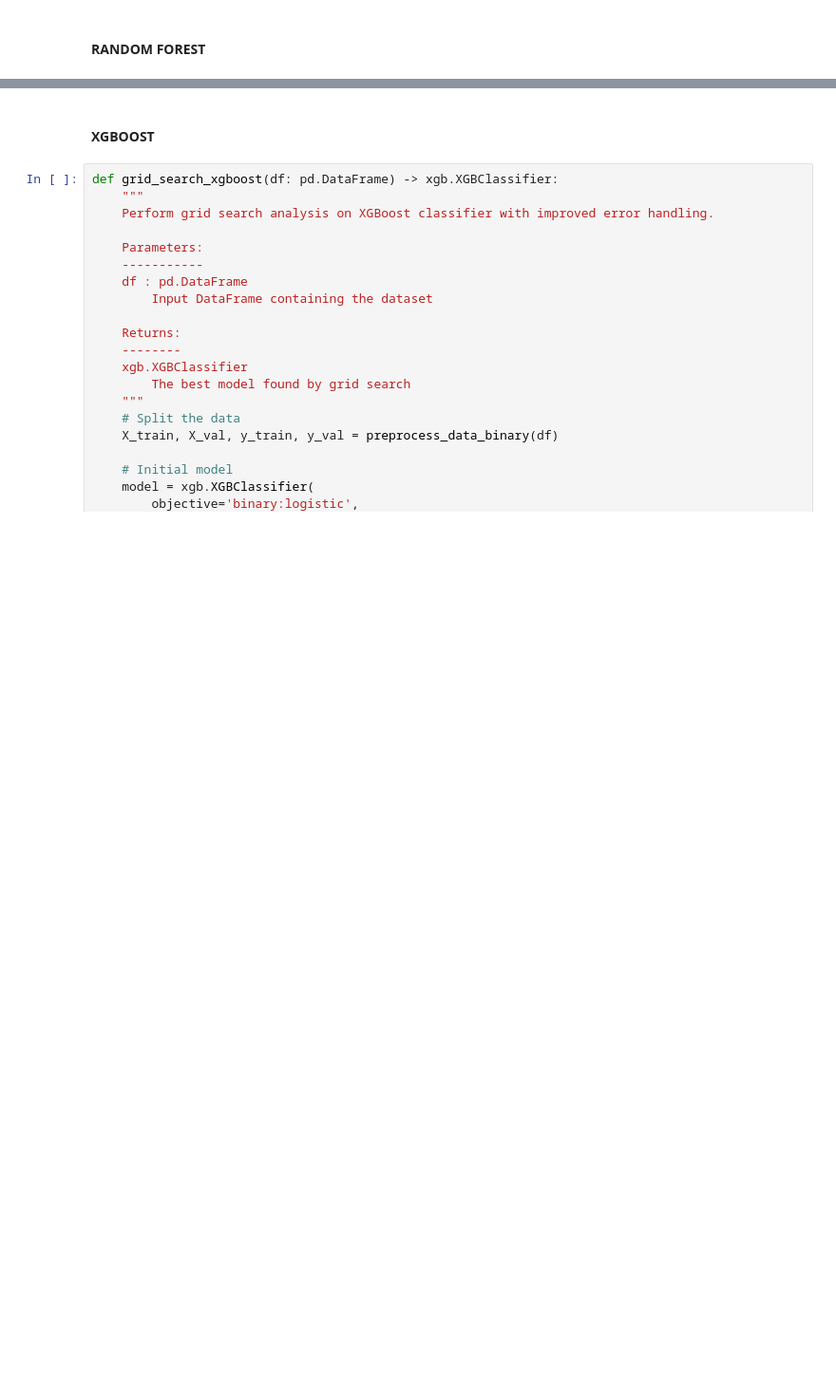
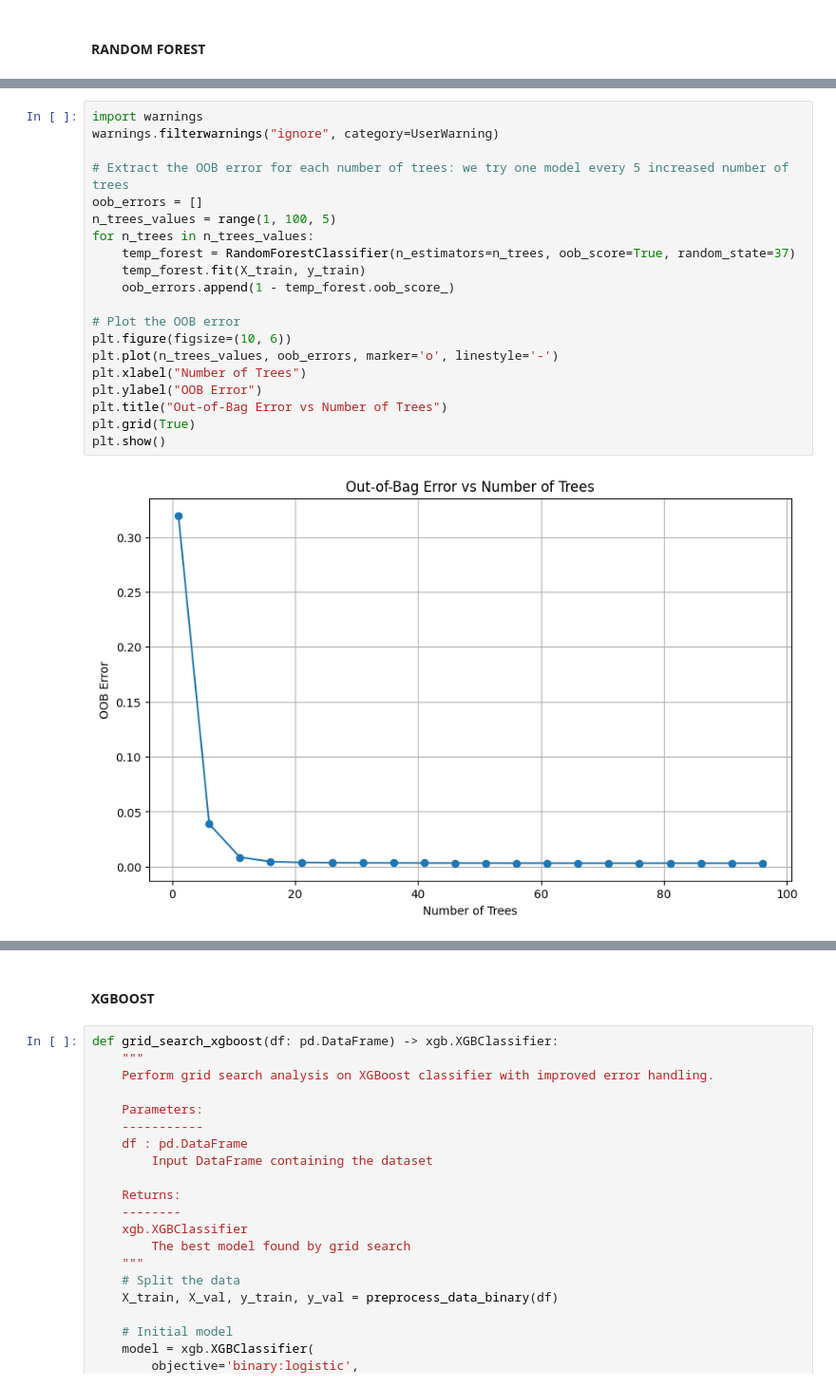
Before and after one commit to campanamattia/ai_for_security, a Jupyter notebook: notebook_edit.ipynb, the cells around one changed output, grey strips where cells are left out. Shown at 95% size. Cells and saved outputs as stored; diff of their text form; blank space fills up the shorter version.

```diff
--- a/notebook_edit.ipynb
+++ b/notebook_edit.ipynb
@@ -1360,0 +1438,22 @@ def preprocess_data_binary(df: pd.DataFrame) -> Tuple[pd.DataFrame, pd.Series]:
+# %%
+import warnings
+warnings.filterwarnings("ignore", category=UserWarning)
+
+# Extract the OOB error for each number of trees: we try one model every 5 increased number of trees
+oob_errors = []
+n_trees_values = range(1, 100, 5)
+for n_trees in n_trees_values:
+    temp_forest = RandomForestClassifier(n_estimators=n_trees, oob_score=True, random_state=37)
+    temp_forest.fit(X_train, y_train)
+    oob_errors.append(1 - temp_forest.oob_score_)
+
+# Plot the OOB error
+plt.figure(figsize=(10, 6))
+plt.plot(n_trees_values, oob_errors, marker='o', linestyle='-')
+plt.xlabel("Number of Trees")
+plt.ylabel("OOB Error")
+plt.title("Out-of-Bag Error vs Number of Trees")
+plt.grid(True)
+plt.show()
+# %% [output]
+[figure, added]
```
Also changed, not shown: parts of 30 cells of this notebook, 7 other files.
